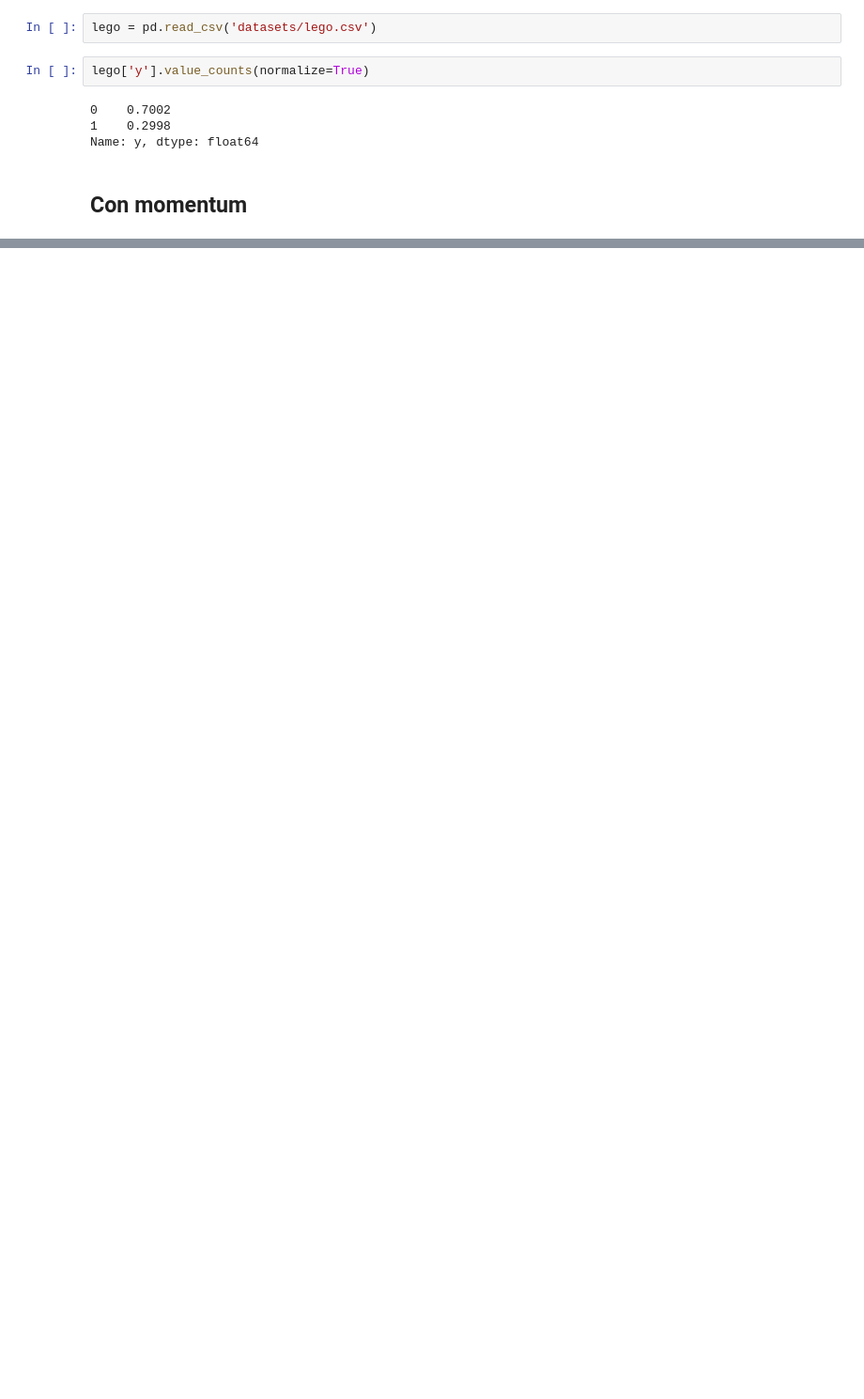
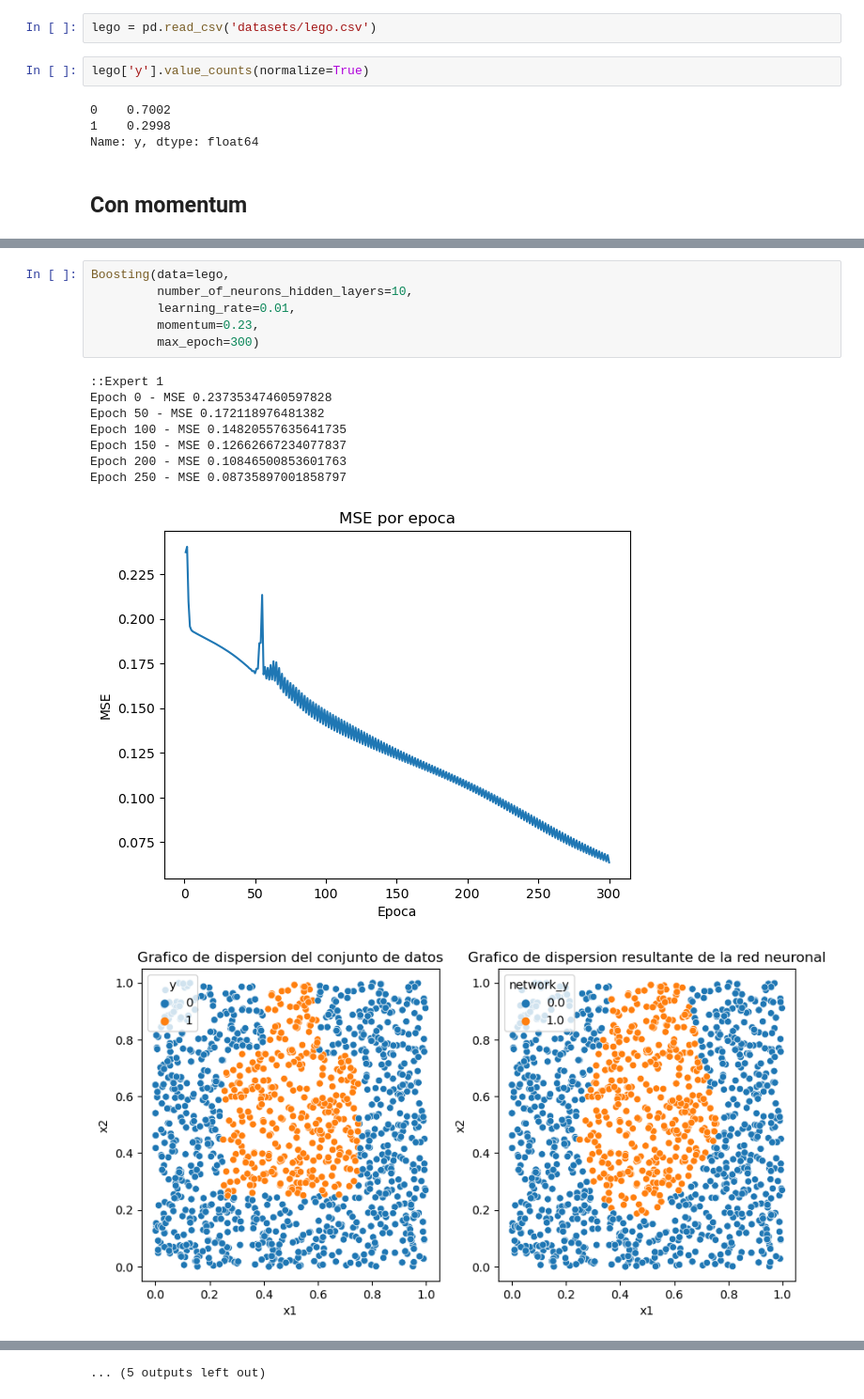
Before and after one commit to danielrobapaz/Redes_neuronales, a Jupyter notebook: Tarea_3/testing.ipynb, the cells around one changed output, grey strips where cells are left out. Shown at 94% size. Saved outputs shown, nothing was run; the diff lists cells and outputs as text; blank space fills up the shorter version.

```diff
--- a/Tarea_3/testing.ipynb
+++ b/Tarea_3/testing.ipynb
@@ -43,0 +37,16 @@ Number of bad clasified examples: 451 (45.1 %)
+# %%
+Boosting(data=lego,
+         number_of_neurons_hidden_layers=10,
+         learning_rate=0.01,
+         momentum=0.23,
+         max_epoch=300)
+# %% [output]
+::Expert 1
+Epoch 0 - MSE 0.23735347460597828
+Epoch 50 - MSE 0.172118976481382
+Epoch 100 - MSE 0.14820557635641735
+Epoch 150 - MSE 0.12662667234077837
+Epoch 200 - MSE 0.10846500853601763
+Epoch 250 - MSE 0.08735897001858797
+[figure, added]
+[figure, added]
@@ -43,0 +92 @@ Number of bad clasified examples: 451 (45.1 %)
+... (5 outputs left out)
```
Also changed, not shown: parts of 3 cells of this notebook, 2 other files.
